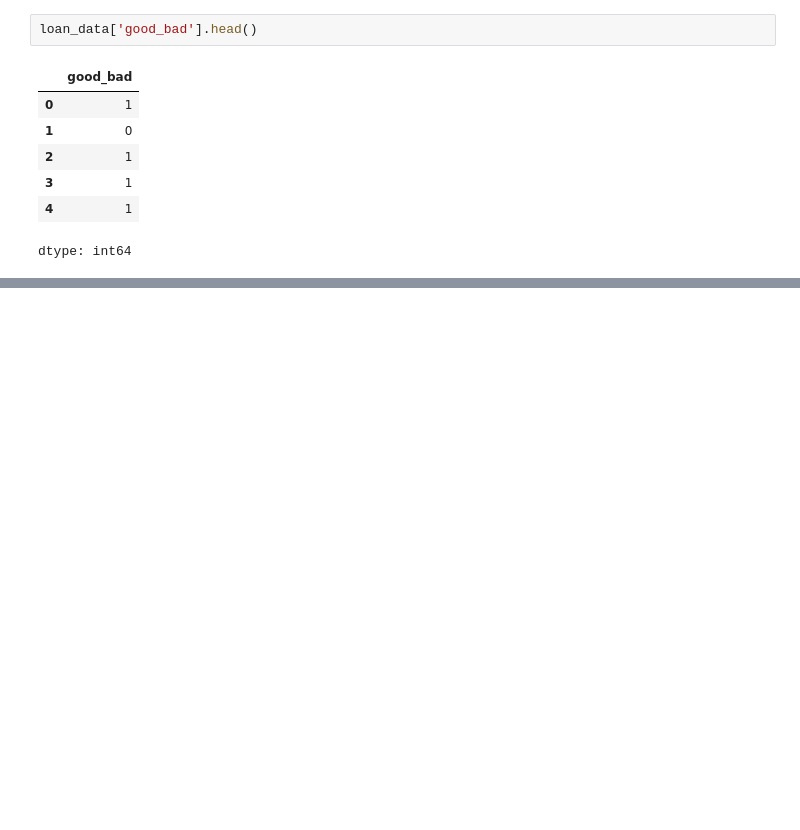
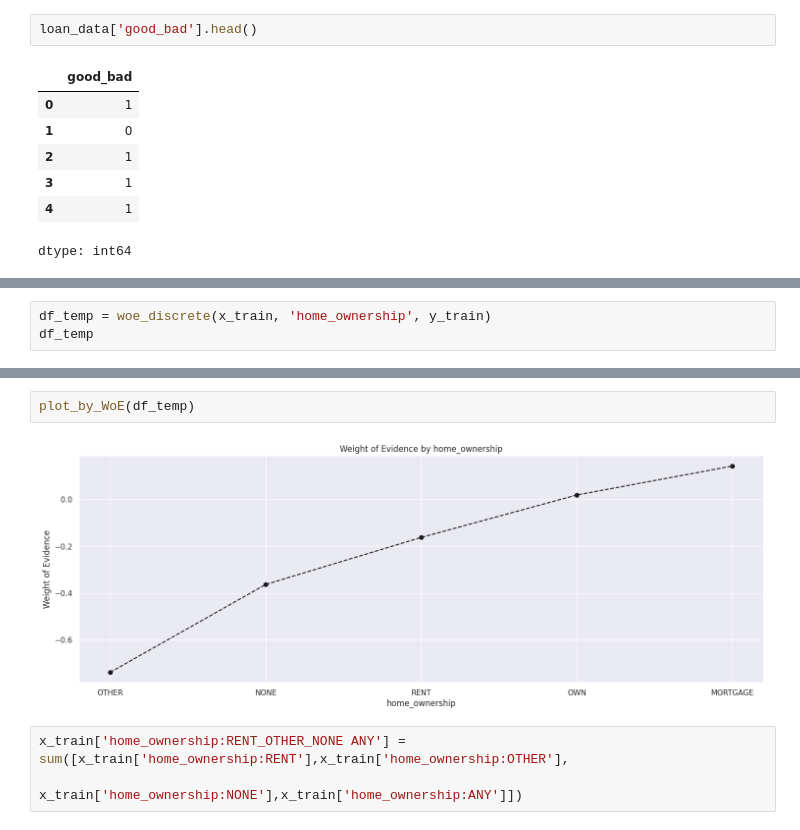
Before and after one commit to Priyan437/Credit-Risk-Analysis-Model, a Jupyter notebook: Credit_Risk_Analysis.ipynb, the cells around one changed output, grey strips where cells are left out. Cells and saved outputs as stored; diff of their text form; blank space fills up the shorter version.

```diff
--- a/Credit_Risk_Analysis.ipynb
+++ b/Credit_Risk_Analysis.ipynb
@@ -396,0 +465,3 @@ dtype: int64
+# %%
+df_temp = woe_discrete(x_train, 'home_ownership', y_train)
+df_temp
@@ -396,0 +476,7 @@ dtype: int64
+# %%
+plot_by_WoE(df_temp)
+# %% [output]
+[figure, added]
+# %%
+x_train['home_ownership:RENT_OTHER_NONE ANY'] = sum([x_train['home_ownership:RENT'],x_train['home_ownership:OTHER'],
+                                                             x_train['home_ownership:NONE'],x_train['home_ownership:ANY']])
```
Also changed, not shown: parts of 12 cells of this notebook.
